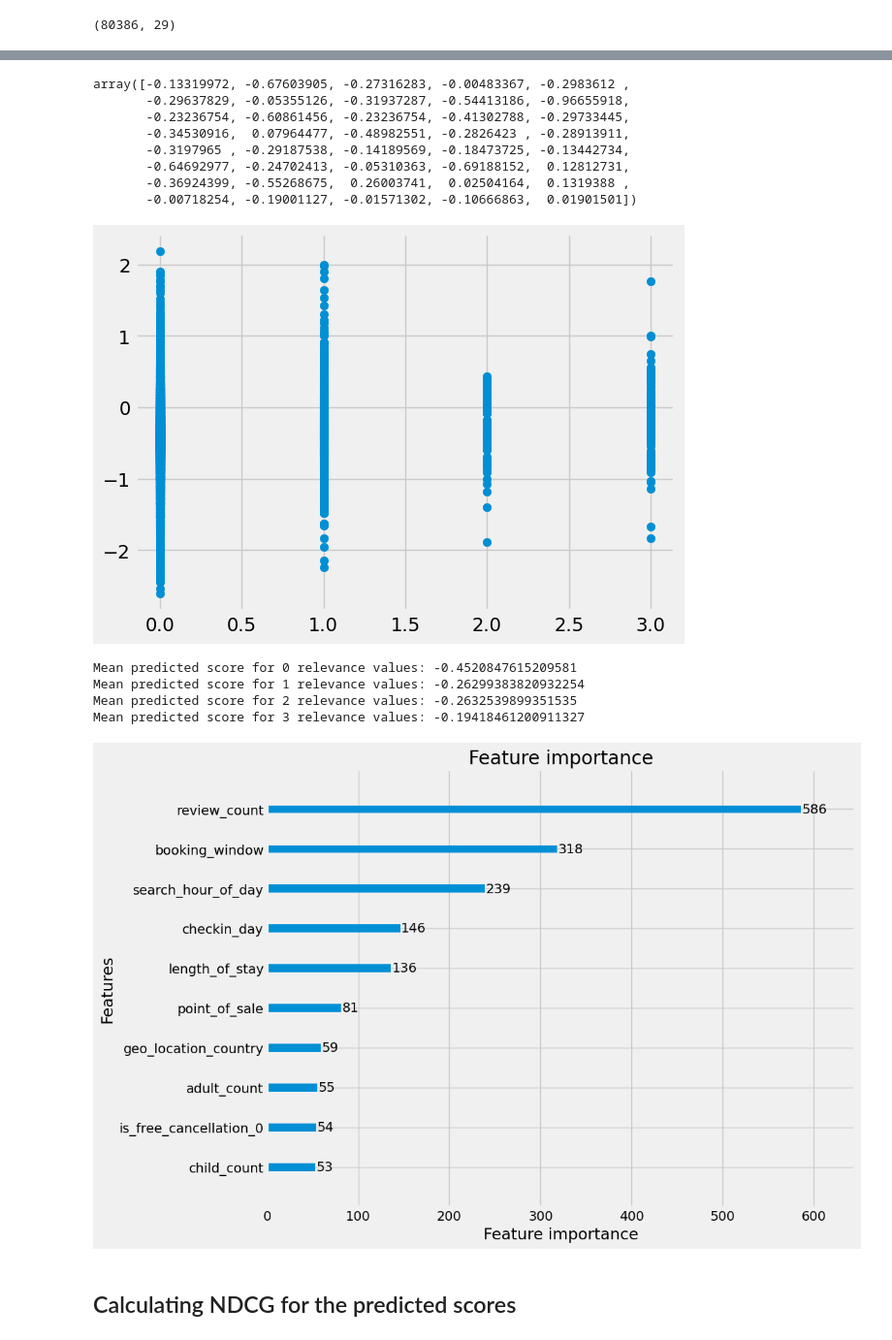
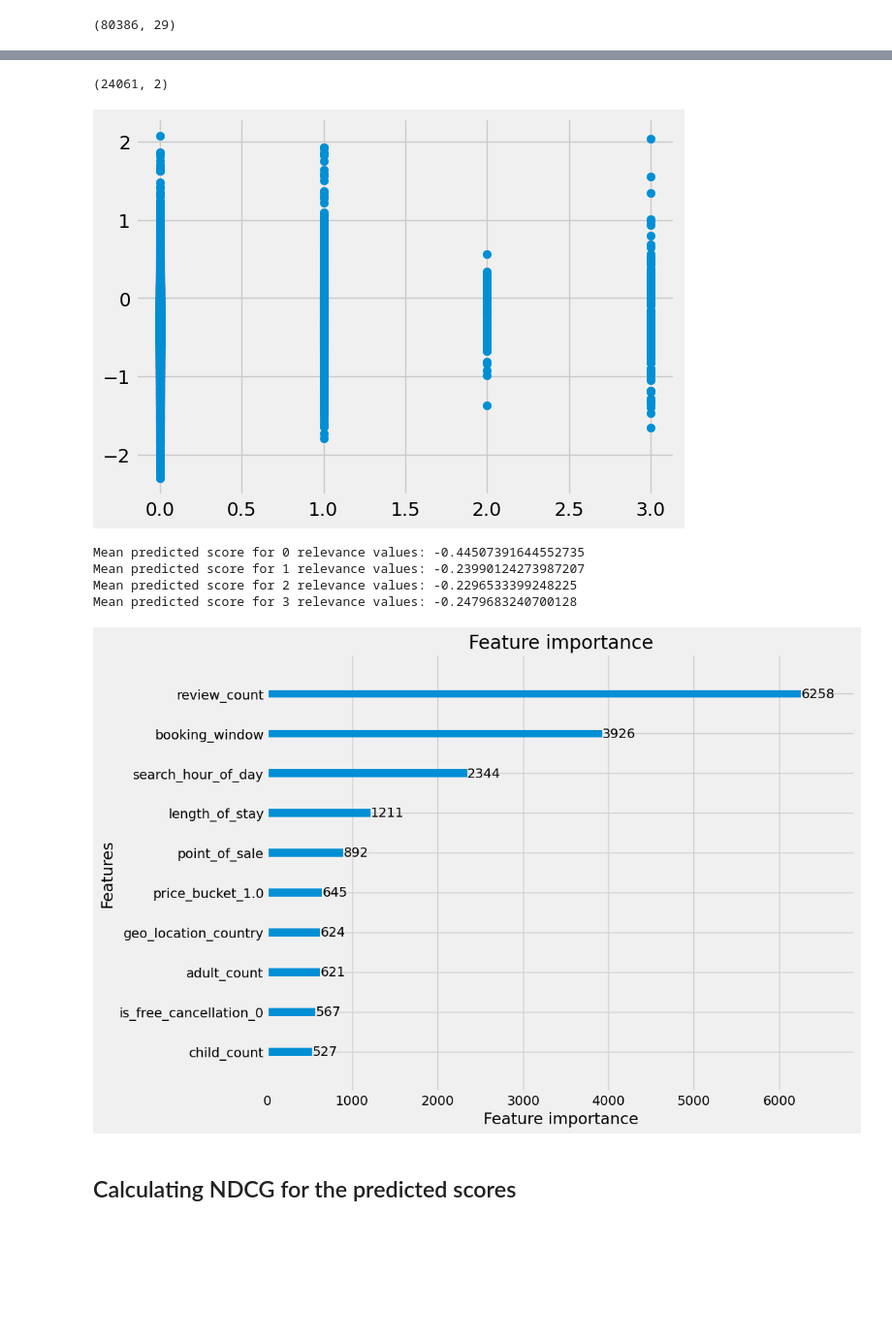
Before and after one commit to kusharma/Expedia-RecTour-Ranking, a Jupyter notebook: notebooks/LightGBM_Model.ipynb, the cells around one changed output, grey strips where cells are left out. Shown at 97% size. Saved outputs shown, nothing was run; the diff lists cells and outputs as text; code cells hidden in the pictures; blank space fills up the shorter version.

```diff
--- a/notebooks/LightGBM_Model.ipynb
+++ b/notebooks/LightGBM_Model.ipynb
@@ -354,7 +355,13 @@ Name: count, dtype: int64
 # %%
 #1 if there is a click and value 2 if there is a booking
 '''
-df2['relevance'] = df2['num_clicks'] + 2 * df2['is_trans']
-df2.loc[df2['relevance'] > 3, 'relevance'] = 3
+for j,i in df2.iterrows():
+  if i['num_clicks'] == 0:
+    df2.loc[j,'relevance'] = 0
+  elif i['num_clicks'] >= 1 & i['is_trans'] == 0:
+    df2.loc[j,'relevance'] = 1
+  elif i['is_trans'] >= 1:
+    df2.loc[j,'relevance'] = 2
+
 df2['relevance'].value_counts()
 '''
@@ -418,7 +415,7 @@ Index(['user_id', 'search_id', 'search_timestamp', 'point_of_sale',
       dtype='object')
 # %%
-train_df.drop(columns=['user_id','search_timestamp','checkin_date','checkout_date', 'rank','rank_noad','num_clicks','is_trans'], inplace=True)
-test_df.drop(columns=['user_id','search_timestamp','checkin_date','checkout_date', 'rank','rank_noad','num_clicks','is_trans'], inplace=True)
+train_df.drop(columns=['user_id','search_timestamp','checkin_date','checkout_date','rank_noad','rank','num_clicks','is_trans'], inplace=True)
+test_df.drop(columns=['user_id','search_timestamp','checkin_date','checkout_date','rank_noad','rank','num_clicks','is_trans'], inplace=True)
 
 train_df.shape, test_df.shape
 # %% [output]
@@ -511,7 +511,7 @@ query_group_sizes_train_arr = np.array(query_group_sizes_train)
 params = {
     'objective': 'lambdarank',  # Ranking objective
     'metric': 'ndcg',  # Evaluation metric
-    'learning_rate': 0.1,
+    'learning_rate': 0.01,
     'verbose': 0
 }
 
@@ -519,7 +519,7 @@ params = {
 train_data = lgb.Dataset(X_train_arr, label=y_train_array, group=query_group_sizes_train_arr)
 
 
-num_rounds = 100
+num_rounds = 1000
 ranker_model = lgb.train(params, train_data, num_rounds)
 # %%
 X_test_2 = X_test.drop(columns=['search_id'])
@@ -548,42 +548,35 @@ y_test_df.head()
-# %%
-test_predictions[:40]
-# %% [output]
-array([-0.13319972, -0.67603905, -0.27316283, -0.00483367, -0.2983612 ,
-       -0.29637829, -0.05355126, -0.31937287, -0.54413186, -0.96655918,
-       -0.23236754, -0.60861456, -0.23236754, -0.41302788, -0.29733445,
-       -0.34530916,  0.07964477, -0.48982551, -0.2826423 , -0.28913911,
-       -0.3197965 , -0.29187538, -0.14189569, -0.18473725, -0.13442734,
-       -0.64692977, -0.24702413, -0.05310363, -0.69188152,  0.12812731,
-       -0.36924399, -0.55268675,  0.26003741,  0.02504164,  0.1319388 ,
-       -0.00718254, -0.19001127, -0.01571302, -0.10666863,  0.01901501])
+# %%
+y_test_df.shape
+# %% [output]
+(24061, 2)
 # %%
 plt.style.use('fivethirtyeight')
 plt.scatter(y_test_df["relevance_score"], y_test_df["predicted_ranking"])
 plt.show()
 # %% [output]
-[figure, old version]
+[figure, new version]
 # %%
 print('Mean predicted score for 0 relevance values:',np.mean(y_test_df[y_test_df['relevance_score'] == 0]['predicted_ranking']))
 print('Mean predicted score for 1 relevance values:',np.mean(y_test_df[y_test_df['relevance_score'] == 1]['predicted_ranking']))
 print('Mean predicted score for 2 relevance values:',np.mean(y_test_df[y_test_df['relevance_score'] == 2]['predicted_ranking']))
 print('Mean predicted score for 3 relevance values:',np.mean(y_test_df[y_test_df['relevance_score'] == 3]['predicted_ranking']))
 # %% [output]
-Mean predicted score for 0 relevance values: -0.4520847615209581
-Mean predicted score for 1 relevance values: -0.26299383820932254
-Mean predicted score for 2 relevance values: -0.2632539899351535
-Mean predicted score for 3 relevance values: -0.19418461200911327
+Mean predicted score for 0 relevance values: -0.44507391644552735
+Mean predicted score for 1 relevance values: -0.23990124273987207
+Mean predicted score for 2 relevance values: -0.2296533399248225
+Mean predicted score for 3 relevance values: -0.2479683240700128
+# %%
+column_names = []
+for i in [3,91,2,1,95,0,6,8,7,9]:
+  column_names.append(X_train_2.columns[i])
 # %%
-column_names = []
-for i in [3,94,2,1,0,6,10,8,7,9]:
-  column_names.append(X_train_2.columns[i])
-
 fig, ax = plt.subplots(figsize=(10, 8))
 plt.style.use('fivethirtyeight')
 lgb.plot_importance(ranker_model, max_num_features=10, ax=ax)
 ax.set_yticklabels(column_names)
 plt.show()
 # %% [output]
-[figure, old version]
+[figure, new version]
 # %% [markdown]
 ## Calculating NDCG for the predicted scores
 # %%
```
Also changed, not shown: parts of 22 cells of this notebook.
